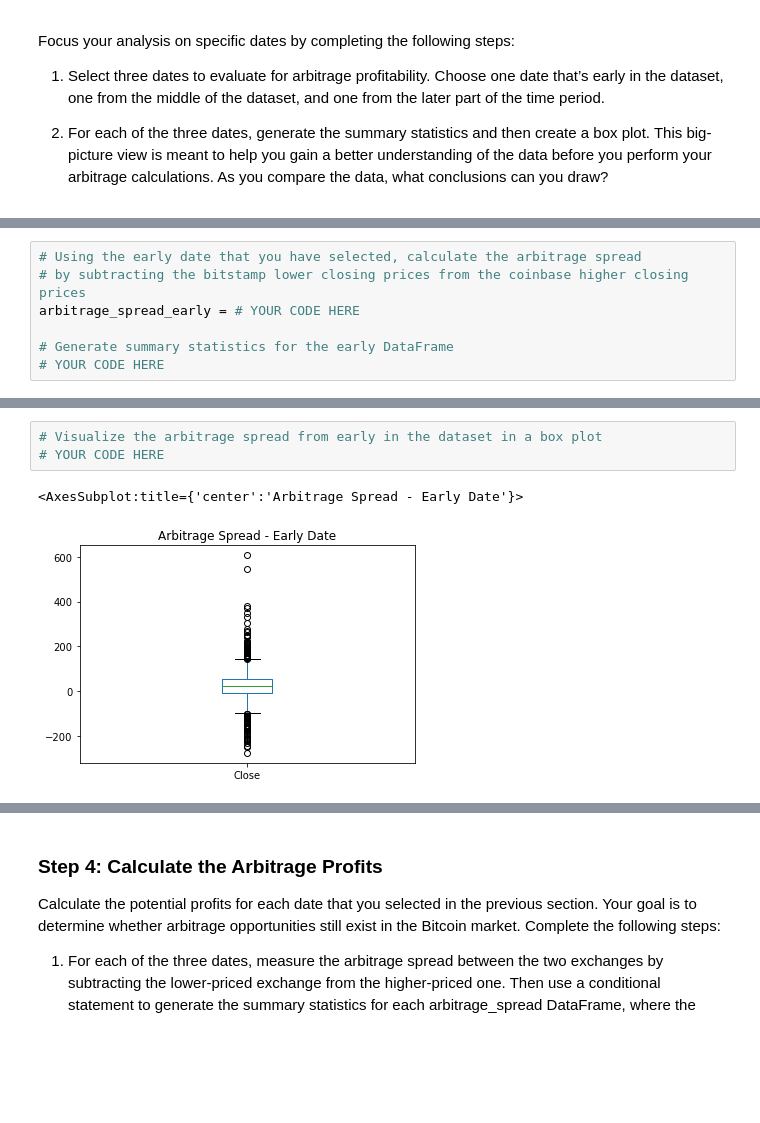
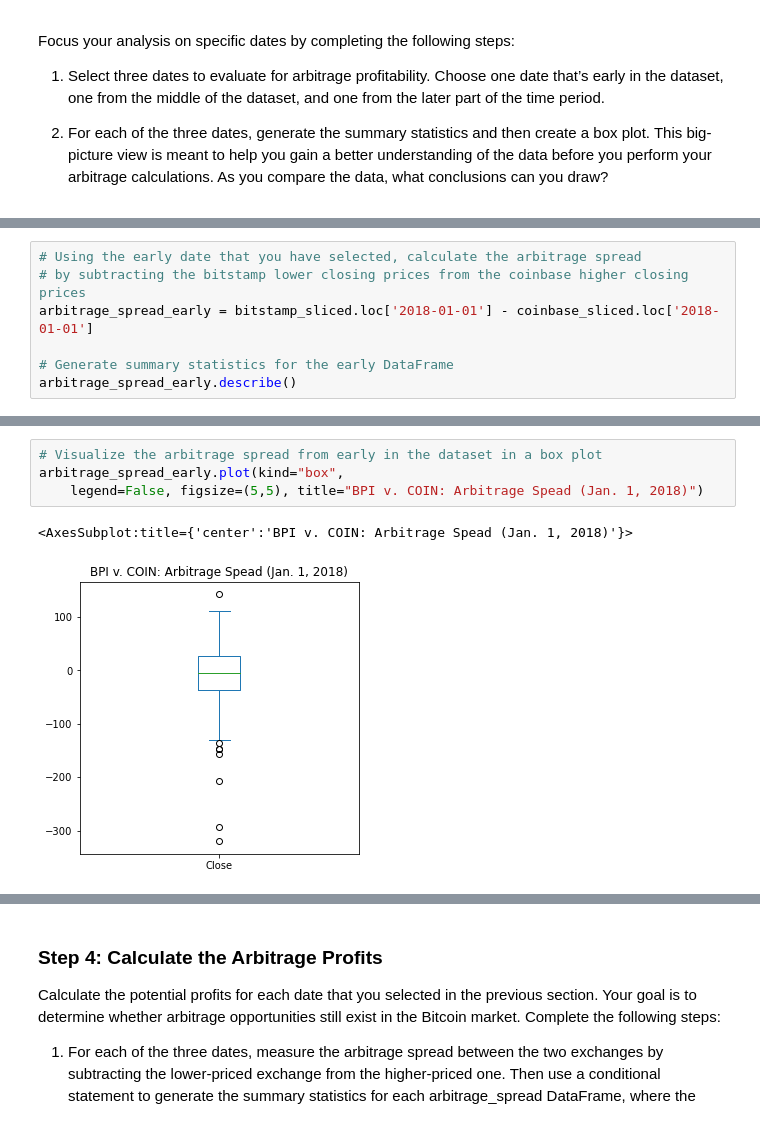
Before and after one commit to ALovettII/3-challenge, a Jupyter notebook: crypto_arbitrage.ipynb, the cells around one changed output, grey strips where cells are left out. Cells and saved outputs as stored; diff of their text form; blank space fills up the shorter version.

```diff
--- a/crypto_arbitrage.ipynb
+++ b/crypto_arbitrage.ipynb
@@ -300,8 +303,8 @@ Focus your analysis on specific dates by completing the following steps:
 # %%
 # Using the early date that you have selected, calculate the arbitrage spread
 # by subtracting the bitstamp lower closing prices from the coinbase higher closing prices
-arbitrage_spread_early = # YOUR CODE HERE
+arbitrage_spread_early = bitstamp_sliced.loc['2018-01-01'] - coinbase_sliced.loc['2018-01-01']
 
 # Generate summary statistics for the early DataFrame
-# YOUR CODE HERE
+arbitrage_spread_early.describe()
 # %% [output]
@@ -316,10 +319,11 @@ max       606.800000
 Name: Close, dtype: float64
 # %%
 # Visualize the arbitrage spread from early in the dataset in a box plot
-# YOUR CODE HERE
+arbitrage_spread_early.plot(kind="box",
+    legend=False, figsize=(5,5), title="BPI v. COIN: Arbitrage Spead (Jan. 1, 2018)")
 # %% [output]
-<AxesSubplot:title={'center':'Arbitrage Spread - Early Date'}>
+<AxesSubplot:title={'center':'BPI v. COIN: Arbitrage Spead (Jan. 1, 2018)'}>
-[figure, old version]
+[figure, new version]
 # %%
 # Create an overlay plot that visualizes the two dataframes over a period of one day from the middle of the dataset.
 # Be sure that the plots include the parameters `legend`, `figsize`, `title`, `color` and `label`
```
Also changed, not shown: parts of 8 cells of this notebook.
